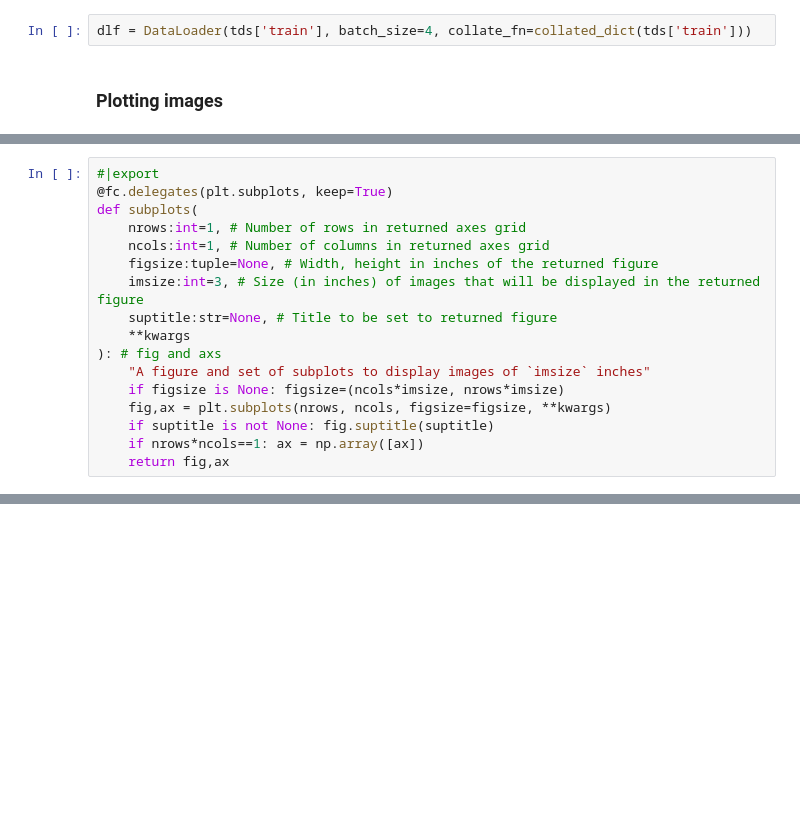
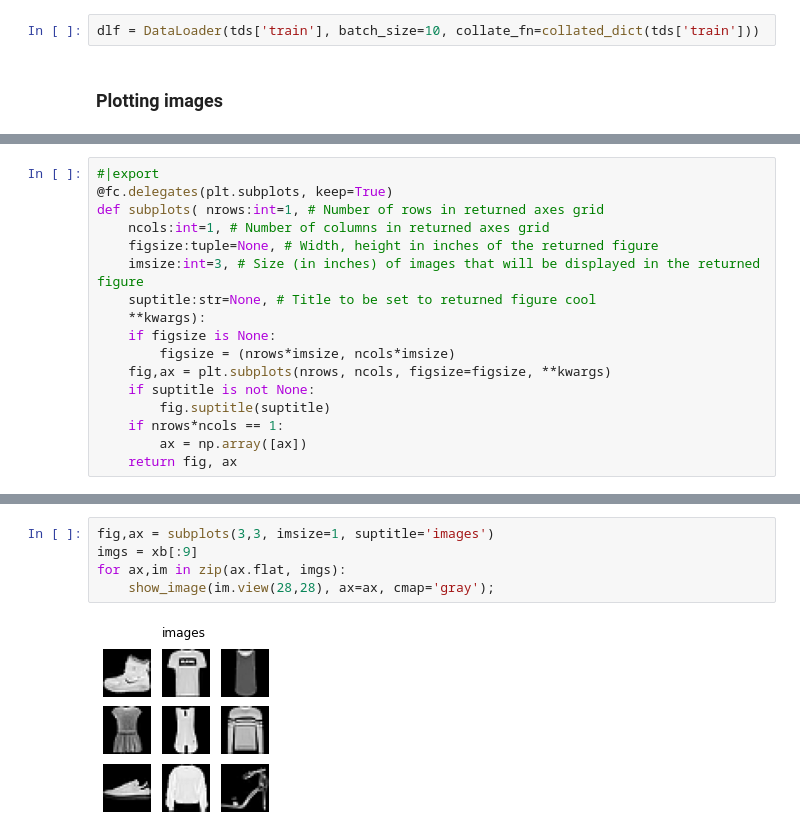
Before and after one commit to arun477/miniai, a Jupyter notebook: nbs/05_datasets.ipynb, the cells around one changed output, grey strips where cells are left out. Drawn from its saved outputs; the diff is of its cells as text; blank space fills up the shorter version.

Commit message:
augmented subplots function

```diff
--- a/nbs/05_datasets.ipynb
+++ b/nbs/05_datasets.ipynb
@@ -46,6 +46,6 @@ def collated_dict(ds):
         return get(default_collate(b))
     return _f
 # %%
-dlf = DataLoader(tds['train'], batch_size=4, collate_fn=collated_dict(tds['train']))
+dlf = DataLoader(tds['train'], batch_size=10, collate_fn=collated_dict(tds['train']))
 # %% [markdown]
 ### Plotting images
@@ -90,17 +78,0 @@ show_image(im, cmap='gray');
-# %%
-#|export
-@fc.delegates(plt.subplots, keep=True)
-def subplots(
-    nrows:int=1, # Number of rows in returned axes grid
-    ncols:int=1, # Number of columns in returned axes grid
-    figsize:tuple=None, # Width, height in inches of the returned figure
-    imsize:int=3, # Size (in inches) of images that will be displayed in the returned figure
-    suptitle:str=None, # Title to be set to returned figure
-    **kwargs
-): # fig and axs
-    "A figure and set of subplots to display images of `imsize` inches"
-    if figsize is None: figsize=(ncols*imsize, nrows*imsize)
-    fig,ax = plt.subplots(nrows, ncols, figsize=figsize, **kwargs)
-    if suptitle is not None: fig.suptitle(suptitle)
-    if nrows*ncols==1: ax = np.array([ax])
-    return fig,ax
@@ -106,0 +90,17 @@ def subplots(
+# %%
+#|export
+@fc.delegates(plt.subplots, keep=True)
+def subplots( nrows:int=1, # Number of rows in returned axes grid
+    ncols:int=1, # Number of columns in returned axes grid
+    figsize:tuple=None, # Width, height in inches of the returned figure
+    imsize:int=3, # Size (in inches) of images that will be displayed in the returned figure
+    suptitle:str=None, # Title to be set to returned figure cool
+    **kwargs):
+    if figsize is None:
+        figsize = (nrows*imsize, ncols*imsize)
+    fig,ax = plt.subplots(nrows, ncols, figsize=figsize, **kwargs)
+    if suptitle is not None:
+        fig.suptitle(suptitle)
+    if nrows*ncols == 1:
+        ax = np.array([ax])
+    return fig, ax
@@ -106,0 +136,7 @@ def subplots(
+# %%
+fig,ax = subplots(3,3, imsize=1, suptitle='images')
+imgs = xb[:9]
+for ax,im in zip(ax.flat, imgs):
+    show_image(im.view(28,28), ax=ax, cmap='gray');
+# %% [output]
+[figure, added]
```
Also changed, not shown: parts of 12 cells of this notebook.
